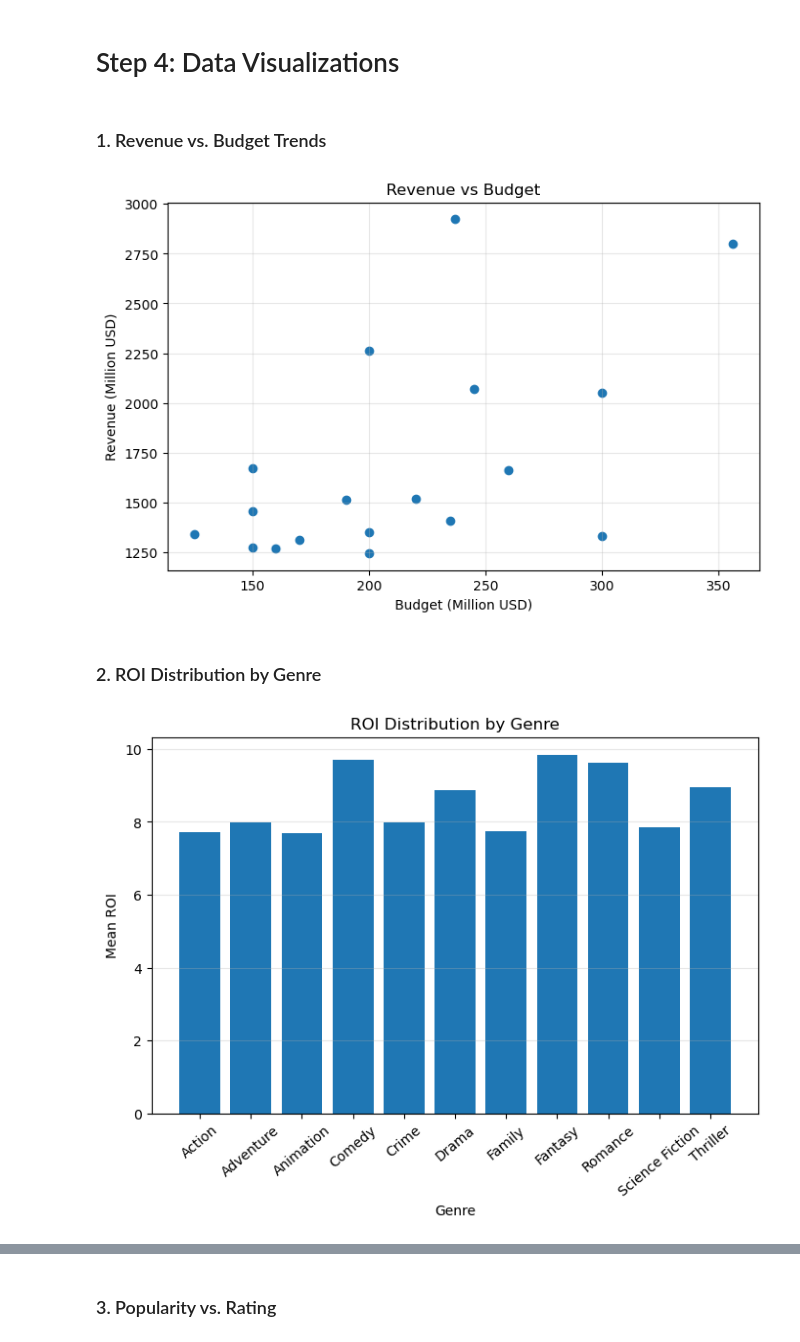
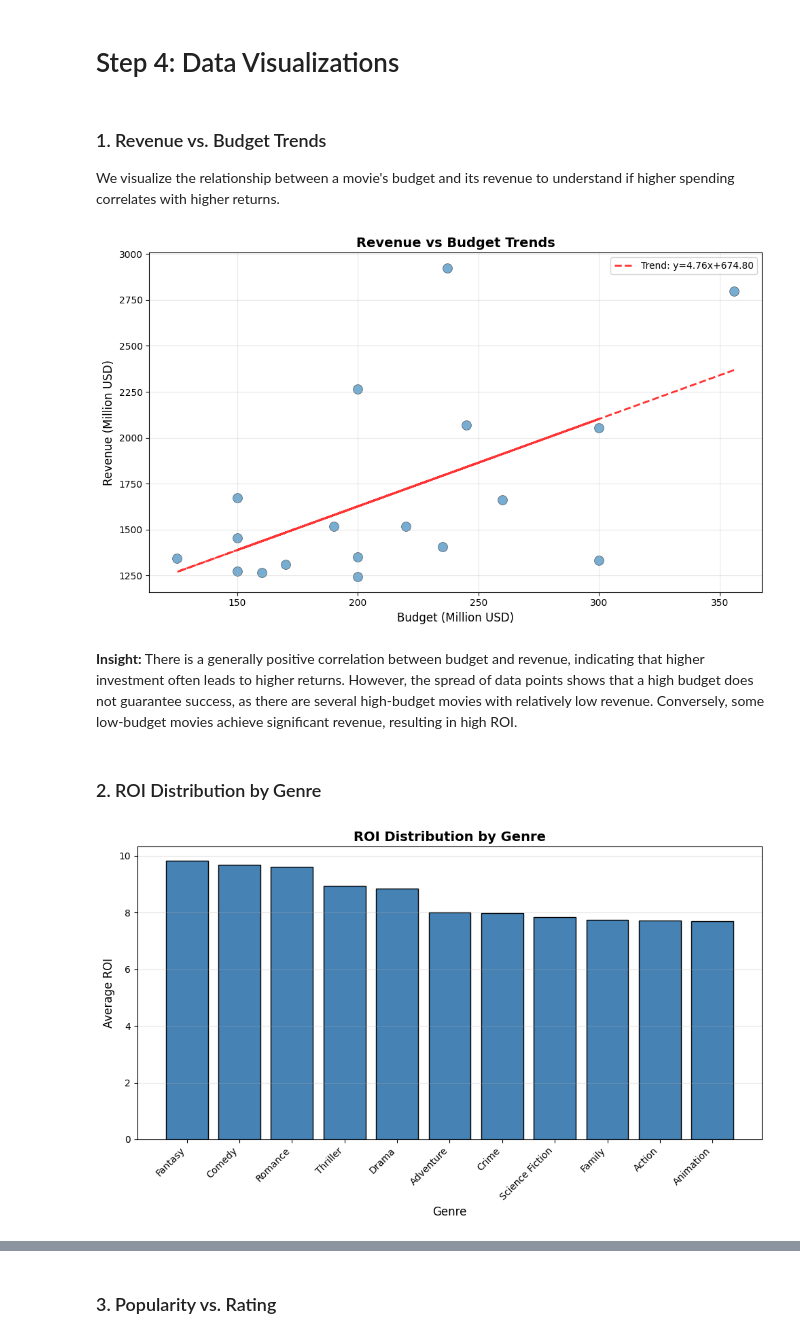
Before and after one commit to manaf-dev/tmdb-movie-data-analysis, a Jupyter notebook: notebooks/TMDB_Movie_Analysis.ipynb, the cells around one changed output, grey strips where cells are left out. Drawn from its saved outputs; the diff is of its cells as text; code cells hidden in the pictures.

```diff
--- a/notebooks/TMDB_Movie_Analysis.ipynb
+++ b/notebooks/TMDB_Movie_Analysis.ipynb
@@ -74,0 +32,10 @@ memory usage: 3.7+ KB
+# %%
+movie_ids = [
+    0, 299534, 19995, 140607, 299536, 597, 135397, 420818, 24428,
+    168259, 99861, 284054, 12445, 181808, 330457, 351286, 109445,
+    321612, 260513
+]
+
+# Fetch data
+raw_movies_df = data_fetcher.fetch_movies_from_api(movie_ids)
+raw_movies_df.info()
@@ -226,0 +73,4 @@ movies_df.head(5)
+# %%
+# Clean data
+movies_df = data_cleaner.clean_movie_data(raw_movies_df)
+movies_df.head()
@@ -450,36 +229,17 @@ director_performance.sort_values(by=["Total Movies", "Total Revenue"], ascending
 # Step 4: Data Visualizations
 # %% [markdown]
 ### 1. Revenue vs. Budget Trends
+We visualize the relationship between a movie's budget and its revenue to understand if higher spending correlates with higher returns.
 # %%
-# Revenue vs Budget Scatter Plot
-revenue = movies_df['revenue_musd']
-budget = movies_df['budget_musd']
-
-plt.figure(figsize=(8, 5))
-plt.scatter(budget, revenue)
-plt.xlabel('Budget (Million USD)')
-plt.ylabel('Revenue (Million USD)')
-plt.title('Revenue vs Budget')
-plt.grid(True, alpha=0.3)
-plt.show()
+visualizations.plot_revenue_vs_budget(movies_df)
 # %% [output]
-[figure, old version]
+[figure, new version]
+# %% [markdown]
+**Insight:**
+There is a generally positive correlation between budget and revenue, indicating that higher investment often leads to higher returns. However, the spread of data points shows that a high budget does not guarantee success, as there are several high-budget movies with relatively low revenue. Conversely, some low-budget movies achieve significant revenue, resulting in high ROI.
 # %% [markdown]
 ### 2. ROI Distribution by Genre
 # %%
-# Calculate ROI for all movies
-genre_roi_df = movies_df.assign(Genre=movies_df['genres'].str.split('|')).explode('Genre')
-genre_avg_roi = genre_roi_df.groupby('Genre')['roi'].mean()
-
-# Plot ROI by Genre
-plt.figure(figsize=(8, 5))
-plt.bar(genre_avg_roi.index, genre_avg_roi.values)
-
-plt.xlabel('Genre')
-plt.ylabel('Mean ROI')
-plt.title('ROI Distribution by Genre')
-plt.xticks(rotation=40)
-plt.grid(True, axis='y', alpha=0.3)
-plt.show()
+visualizations.plot_roi_by_genre(movies_df)
 # %% [output]
-[figure, old version]
+[figure, new version]
```
Also changed, not shown: parts of 35 cells of this notebook, 6 other files.
